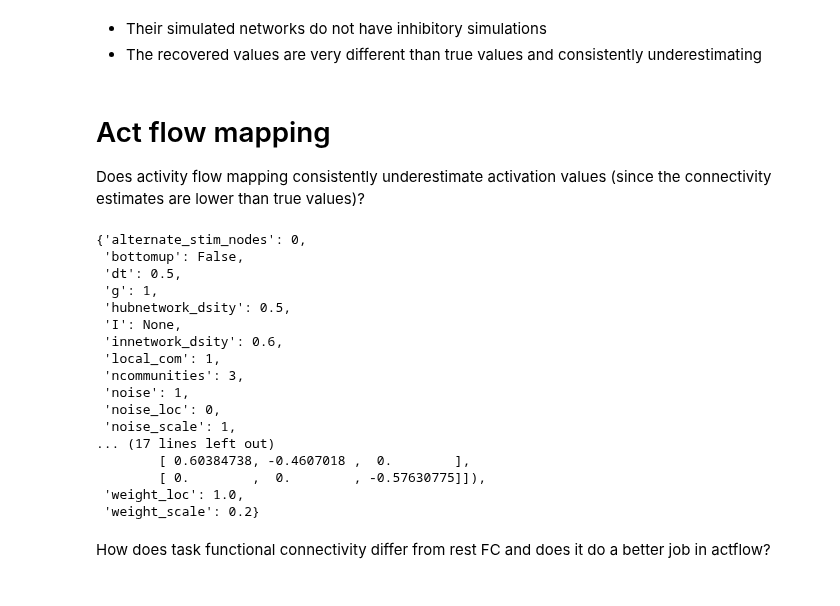
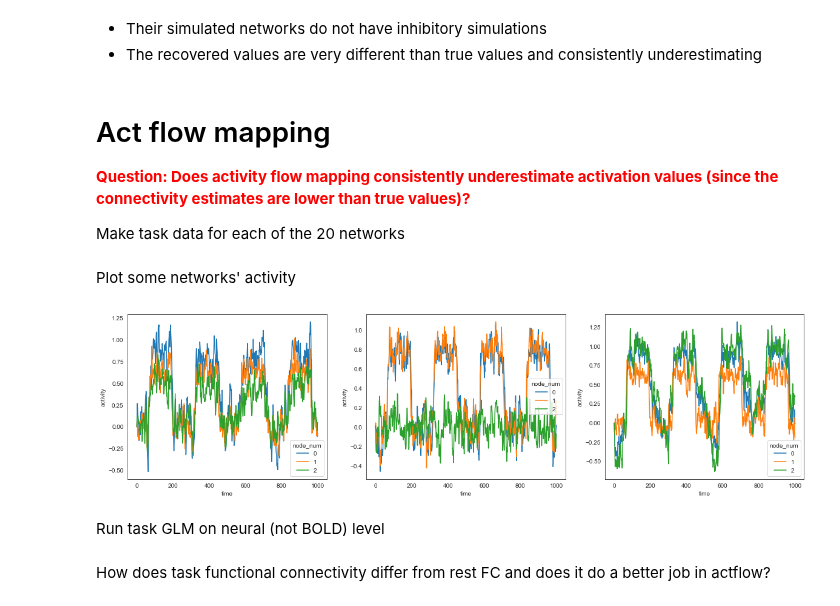
Before and after one commit to zenkavi/NeuralMassModels, a Jupyter notebook: notebooks/simulations/NB0_True_vs_functional_connectivity.ipynb, the cells around one changed output. Cells and saved outputs as stored; diff of their text form; code cells hidden in the pictures.

```diff
--- a/notebooks/simulations/NB0_True_vs_functional_connectivity.ipynb
+++ b/notebooks/simulations/NB0_True_vs_functional_connectivity.ipynb
@@ -133,9 +134,9 @@ plt.rcParams["figure.figsize"][0] = 20
 plt.rcParams["figure.figsize"][1] = 10
 fig, a = plt.subplots(2, 2)
 
-fcs = [pearson_fcs, lag_pearson_fcs, mreg_fcs, lag_mreg_fcs]
-lbs = [pearson_fcs_lb, lag_pearson_fcs_lb, mreg_fcs_lb, lag_mreg_fcs_lb]
-ubs = [pearson_fcs_ub, lag_pearson_fcs_ub, mreg_fcs_ub, lag_mreg_fcs_ub]
+fcs = [rest_pearson_fcs, lag_rest_pearson_fcs, rest_mreg_fcs, lag_rest_mreg_fcs]
+lbs = [rest_pearson_fcs_lb, lag_rest_pearson_fcs_lb, rest_mreg_fcs_lb, lag_rest_mreg_fcs_lb]
+ubs = [rest_pearson_fcs_ub, lag_rest_pearson_fcs_ub, rest_mreg_fcs_ub, lag_rest_mreg_fcs_ub]
 
 
 for i in range(len(fcs)):
@@ -176,24 +177,6 @@ Here's the recovery success of the true connectivity using resting-state FC from
 # %% [markdown]
 # Act flow mapping
 
-Does activity flow mapping consistently underestimate activation values (since the connectivity estimates are lower than true values)?
+<font color='red'>**Question: Does activity flow mapping consistently underestimate activation values (since the connectivity estimates are lower than true values)?**</font>
+
+Make task data for each of the 20 networks
-# %%
-networks[1]
-# %% [output]
-{'alternate_stim_nodes': 0,
- 'bottomup': False,
- 'dt': 0.5,
- 'g': 1,
- 'hubnetwork_dsity': 0.5,
- 'I': None,
- 'innetwork_dsity': 0.6,
- 'local_com': 1,
- 'ncommunities': 3,
- 'noise': 1,
- 'noise_loc': 0,
- 'noise_scale': 1,
-... (17 lines left out)
-        [ 0.60384738, -0.4607018 ,  0.        ],
-        [ 0.        ,  0.        , -0.57630775]]),
- 'weight_loc': 1.0,
- 'weight_scale': 0.2}
@@ -218,0 +183,34 @@ for i in range(num_sims):
+# %%
+for i in range(num_sims):
+    networks[i].update({'on_len': 64, 'off_len':32, 'stim_nodes':1, 'noise_scale': 0.2})
+
+tasktiming, stimtimes, networks[0] = make_stimtimes(networks[0]['stim_nodes'], networks[0])
+
+for i in range(num_sims):
+    networks[i].update({'I': stimtimes,
+                       'Tmax': len(tasktiming)})
+
+task_data = np.ndarray(num_sims, dtype=object)
+
+for i in range(num_sims):
+    sim_args = networks[i]
+    task_data[i], _ = networkModel(sim_args['W'], args_dict=sim_args)
+# %% [markdown]
+Plot some networks' activity
+# %%
+plt.rcParams["figure.figsize"][0] = 20
+plt.rcParams["figure.figsize"][1] = 5
+fig, a = plt.subplots(1, 3)
+
+for i,j in enumerate([3,5,8]):
+    task1_data_df = pd.DataFrame(task_data[j])
+    task1_data_df['node_num'] = task1_data_df.index
+    task1_data_df = task1_data_df.melt(id_vars = ['node_num'])
+    task1_data_df['node_num'] = task1_data_df["node_num"].astype('category')
+    task1_data_df = task1_data_df.rename(columns={"variable": "time", "value": "activity"})
+    task1_data_df = task1_data_df.query('time < 1000')
+    sns.lineplot(data=task1_data_df, x="time", y="activity", hue="node_num", ax= a[i])
+# %% [output]
+[figure, added]
+# %% [markdown]
+Run task GLM on neural (not BOLD) level
```
Also changed, not shown: parts of 11 cells of this notebook, 2 other files.
